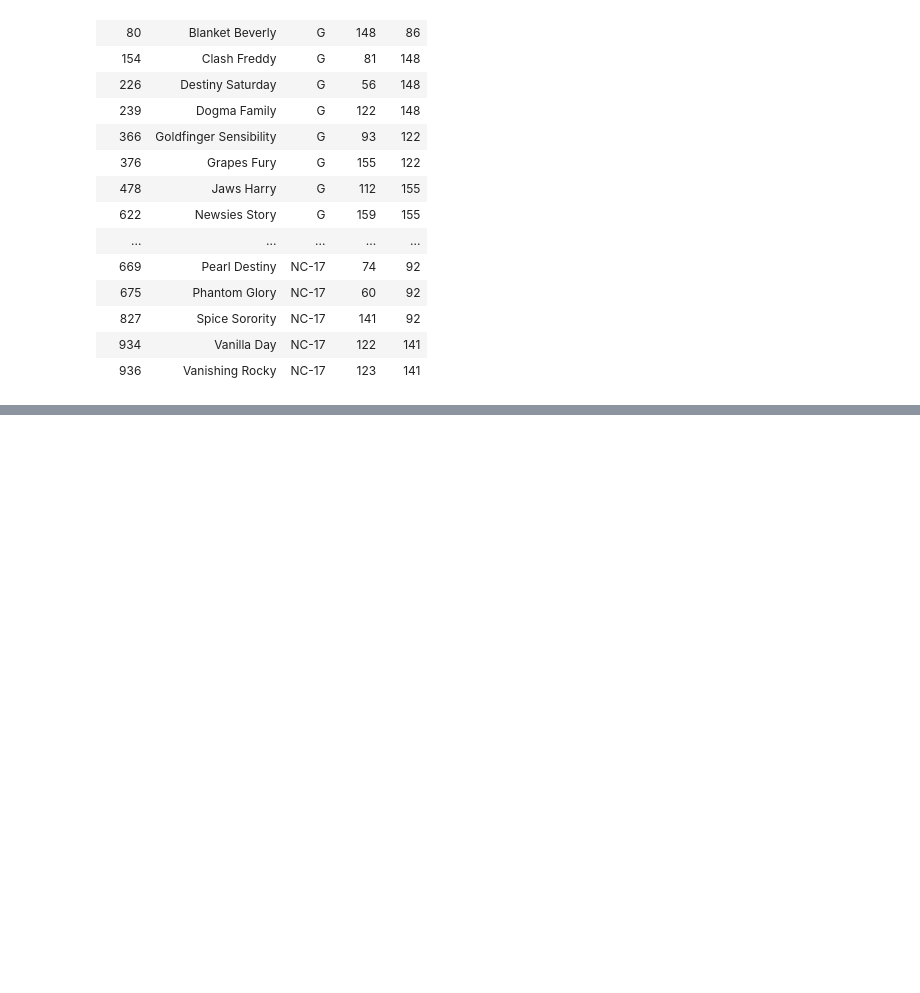
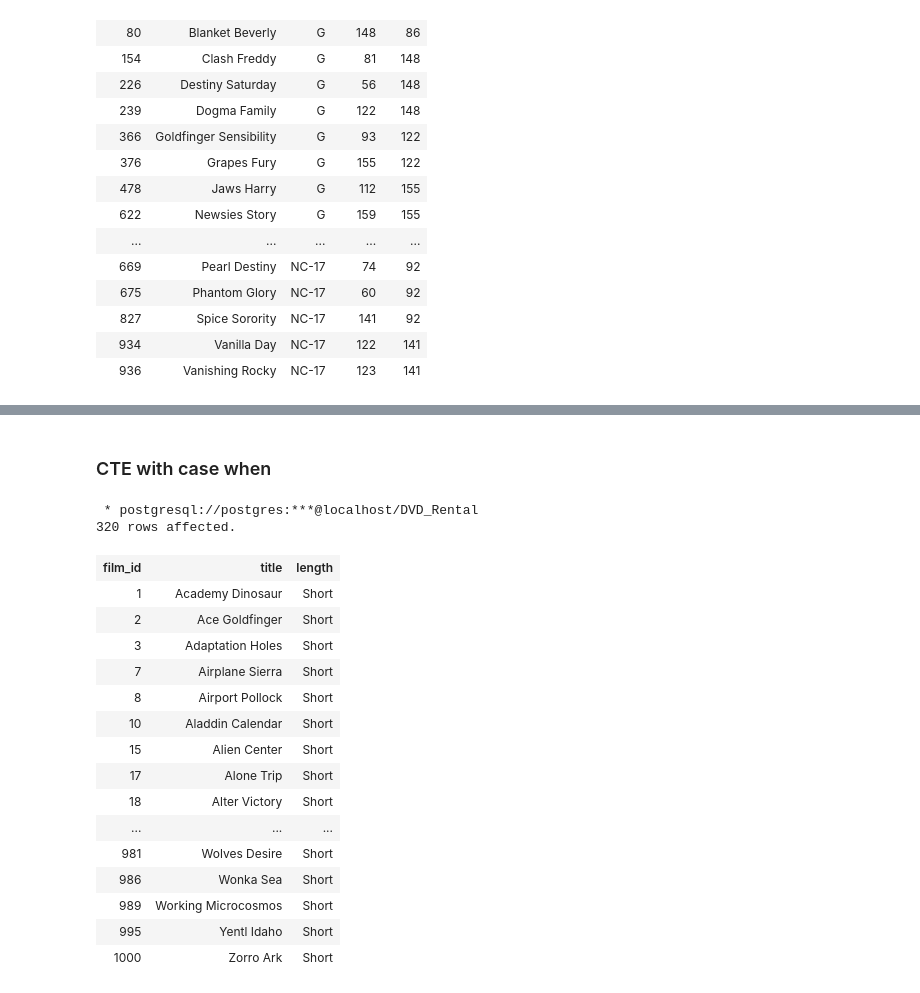
Before and after one commit to OscarKodes/100-Days-of-Data-Projects, a Jupyter notebook: 14-Practice_Advanced_SQL/Practicing Advanced SQL Functions.ipynb, the cells around one changed output, grey strips where cells are left out. Cells and saved outputs as stored; diff of their text form; code cells hidden in the pictures; blank space fills up the shorter version.

```diff
--- a/14-Practice_Advanced_SQL/Practicing Advanced SQL Functions.ipynb
+++ b/14-Practice_Advanced_SQL/Practicing Advanced SQL Functions.ipynb
@@ -623,0 +680,40 @@ WHERE title LIKE '%y';
+# %% [markdown]
+### CTE with case when
+# %%
+%%sql
+
+WITH cte_film AS (
+    SELECT film_id,
+            title,
+            (CASE
+                WHEN length < 90 THEN 'Short'
+                WHEN length < 120 THEN 'Medium'
+                ELSE 'Long'
+            END) AS length
+    FROM film
+)
+SELECT film_id,
+        title,
+        length
+FROM cte_film
+WHERE length = 'Short'
+ORDER BY 1;
+# %% [output]
+ * postgresql://postgres:***@localhost/DVD_Rental
+320 rows affected.
+| film_id | title | length |
+| 1 | Academy Dinosaur | Short |
+| 2 | Ace Goldfinger | Short |
+| 3 | Adaptation Holes | Short |
+| 7 | Airplane Sierra | Short |
+| 8 | Airport Pollock | Short |
+| 10 | Aladdin Calendar | Short |
+| 15 | Alien Center | Short |
+| 17 | Alone Trip | Short |
+| 18 | Alter Victory | Short |
+| ... | ... | ... |
+| 981 | Wolves Desire | Short |
+| 986 | Wonka Sea | Short |
+| 989 | Working Microcosmos | Short |
+| 995 | Yentl Idaho | Short |
+| 1000 | Zorro Ark | Short |
```
Also changed, not shown: parts of 4 cells of this notebook.
